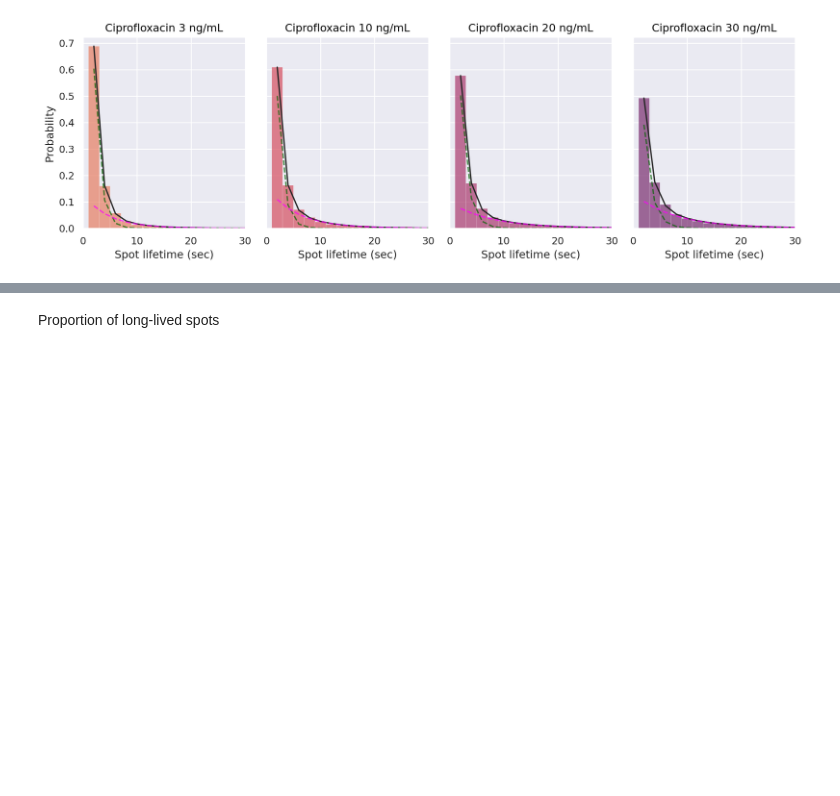
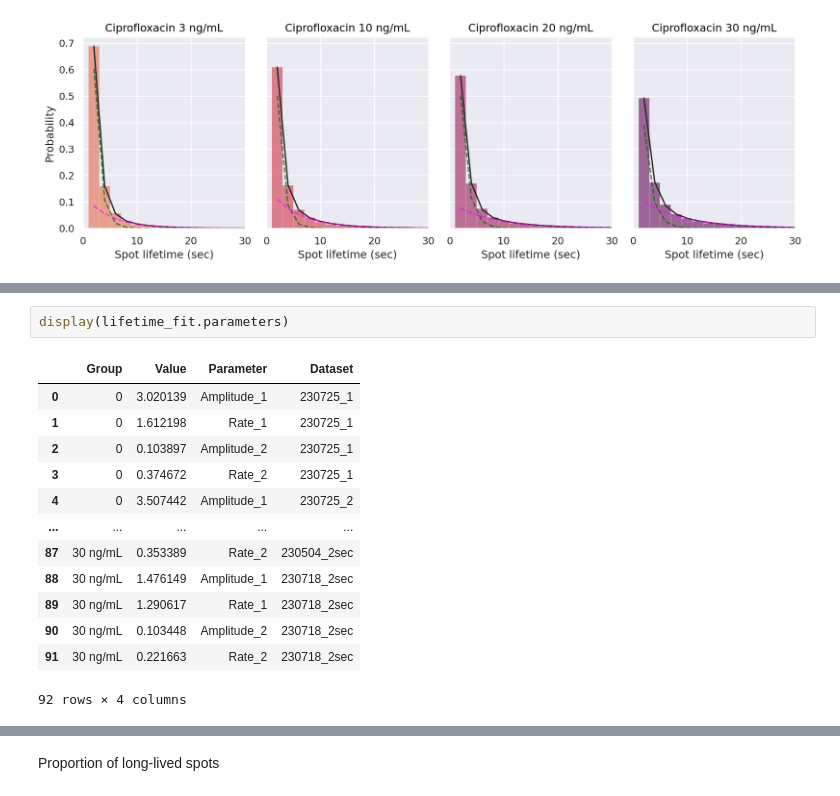
Before and after one commit to DanielThedie/RecB_article, a Jupyter notebook: Notebooks/2_Ciprofloxacin_damage/Long_RecB_spots.ipynb, the cells around one changed output, grey strips where cells are left out. Drawn from its saved outputs; the diff is of its cells as text; blank space fills up the shorter version.

```diff
--- a/Notebooks/2_Ciprofloxacin_damage/Long_RecB_spots.ipynb
+++ b/Notebooks/2_Ciprofloxacin_damage/Long_RecB_spots.ipynb
@@ -188,0 +184,16 @@ import seaborn.objects as so
+# %%
+display(lifetime_fit.parameters)
+# %% [output]
+|  | Group | Value | Parameter | Dataset |
+| 0 | 0 | 3.020139 | Amplitude_1 | 230725_1 |
+| 1 | 0 | 1.612198 | Rate_1 | 230725_1 |
+| 2 | 0 | 0.103897 | Amplitude_2 | 230725_1 |
+| 3 | 0 | 0.374672 | Rate_2 | 230725_1 |
+| 4 | 0 | 3.507442 | Amplitude_1 | 230725_2 |
+| ... | ... | ... | ... | ... |
+| 87 | 30 ng/mL | 0.353389 | Rate_2 | 230504_2sec |
+| 88 | 30 ng/mL | 1.476149 | Amplitude_1 | 230718_2sec |
+| 89 | 30 ng/mL | 1.290617 | Rate_1 | 230718_2sec |
+| 90 | 30 ng/mL | 0.103448 | Amplitude_2 | 230718_2sec |
+| 91 | 30 ng/mL | 0.221663 | Rate_2 | 230718_2sec |
+92 rows × 4 columns
```
Also changed, not shown: parts of 13 cells of this notebook.
